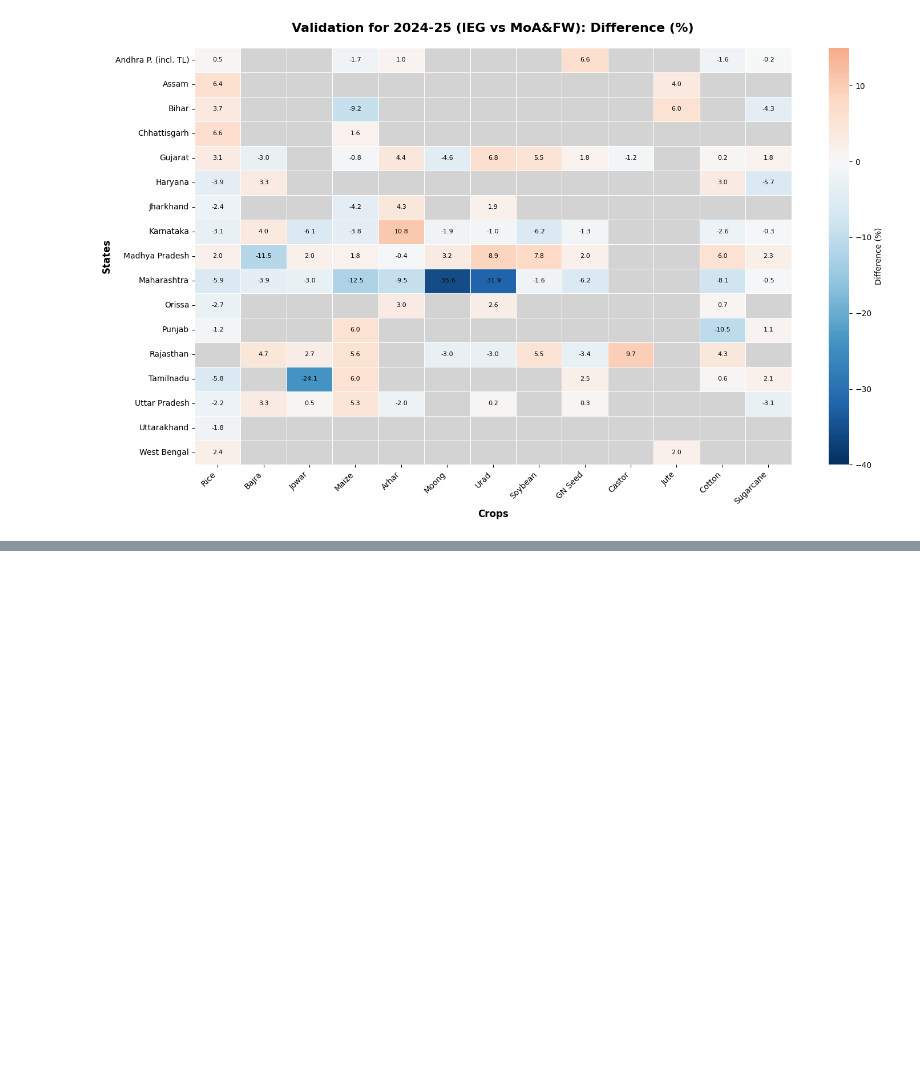
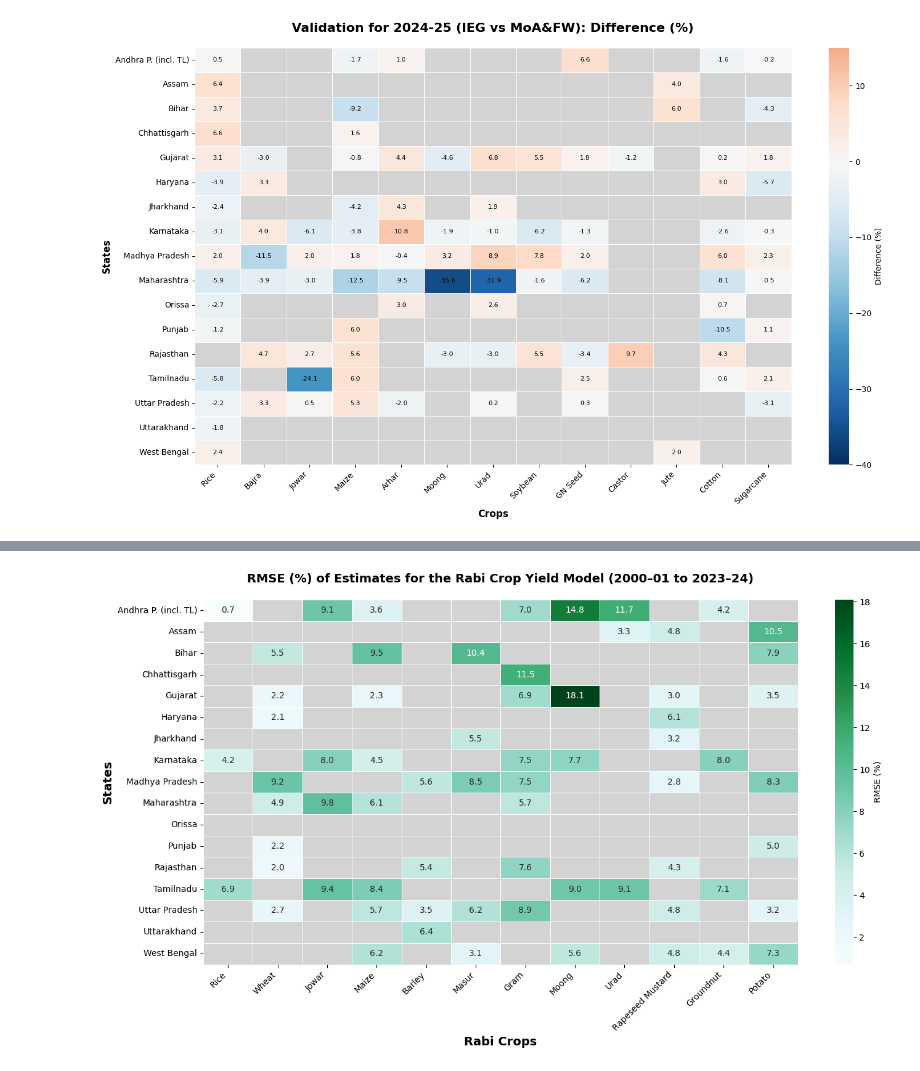
Before and after one commit to RajeshworM/Yield_Modelling_Automation, a Jupyter notebook: %Difference_Table.ipynb, the cells around one changed output, grey strips where cells are left out. Saved outputs shown, nothing was run; the diff lists cells and outputs as text; code cells hidden in the pictures; blank space fills up the shorter version.

```diff
--- a/%Difference_Table.ipynb
+++ b/%Difference_Table.ipynb
@@ -328,0 +385,56 @@ plt.show()
+# %%
+import pandas as pd
+import matplotlib.pyplot as plt
+import seaborn as sns
+import numpy as np
+
+# --- your data ---
+data = {
+    "States": [
+        "Andhra P. (incl. TL)", "Assam", "Bihar", "Chhattisgarh", "Gujarat", "Haryana",
+        "Jharkhand", "Karnataka", "Madhya Pradesh", "Maharashtra", "Orissa", "Punjab",
+        "Rajasthan", "Tamilnadu", "Uttar Pradesh", "Uttarakhand", "West Bengal"
+    ],
+   "Rice" : [0.7, np.nan, np.nan, np.nan, np.nan, np.nan, np.nan, 4.2, np.nan, np.nan, np.nan, np.nan, np.nan, 6.9, np.nan, np.nan, np.nan],
+   "Wheat" : [np.nan, np.nan, 5.5, np.nan, 2.2, 2.1, np.nan, np.nan, 9.2, 4.9, np.nan, 2.2, 2, np.nan, 2.7, np.nan, np.nan],
+   "Jowar" : [9.1, np.nan, np.nan, np.nan, np.nan, np.nan, np.nan, 8, np.nan, 9.8, np.nan, np.nan, np.nan, 9.4, np.nan, np.nan, np.nan],
+   "Maize" : [3.6, np.nan, 9.5, np.nan, 2.3, np.nan, np.nan, 4.5, np.nan, 6.1, np.nan, np.nan, np.nan, 8.4, 5.7, np.nan, 6.2],
+   "Barley" : [np.nan, np.nan, np.nan, np.nan, np.nan, np.nan, np.nan, np.nan, 5.6, np.nan, np.nan, np.nan, 5.4, np.nan, 3.5, 6.4, np.nan],
+   "Masur" : [np.nan, np.nan, 10.4, np.nan, np.nan, np.nan, 5.5, np.nan, 8.5, np.nan, np.nan, np.nan, np.nan, np.nan, 6.2, np.nan, 3.1],
+   "Gram" : [7, np.nan, np.nan, 11.5, 6.9, np.nan, np.nan, 7.5, 7.5, 5.7, np.nan, np.nan, 7.6, np.nan, 8.9, np.nan, np.nan],
+   "Moong" : [14.8, np.nan, np.nan, np.nan, 18.1, np.nan, np.nan, 7.7, np.nan, np.nan, np.nan, np.nan, np.nan, 9, np.nan, np.nan, 5.6],
+   "Urad" : [11.7, 3.3, np.nan, np.nan, np.nan, np.nan, np.nan, np.nan, np.nan, np.nan, np.nan, np.nan, np.nan, 9.1, np.nan, np.nan, np.nan],
+   "Rapeseed Mustard" : [np.nan, 4.8, np.nan, np.nan, 3, 6.1, 3.2, np.nan, 2.8, np.nan, np.nan, np.nan, 4.3, np.nan, 4.8, np.nan, 4.8],
+   "Groundnut" : [4.2, np.nan, np.nan, np.nan, np.nan, np.nan, np.nan, 8, np.nan, np.nan, np.nan, np.nan, np.nan, 7.1, np.nan, np.nan, 4.4],
+   "Potato" : [np.nan, 10.5, 7.9, np.nan, 3.5, np.nan, np.nan, np.nan, 8.3, np.nan, np.nan, 5, np.nan, np.nan, 3.2, np.nan, 7.3],
+
+}
+df = pd.DataFrame(data).set_index("States")
+
+# --- build heatmap ---
+plt.figure(figsize=(14, 8))
+
+# colormap yellow -> red
+cmap = sns.color_palette("BuGn", as_cmap=True)
+cmap.set_bad(color="lightgrey")  # grey for NaN
+
+sns.heatmap(
+    df, annot=True, fmt=".1f", cmap=cmap,
+    cbar_kws={'label': 'RMSE (%)'},
+    linewidths=0.5, linecolor='white'   # thin white grid lines
+)
+
+# Titles
+plt.title("RMSE (%) of Estimates for the Rabi Crop Yield Model (2000–01 to 2023–24)",
+          fontsize=14, weight='bold', pad=20)
+
+# Labels
+plt.xlabel("Rabi Crops", fontsize=14, weight='bold')
+plt.ylabel("States", fontsize=14, weight='bold')
+plt.xticks(rotation=45, ha='right')
+plt.yticks(rotation=0)
+
+plt.tight_layout()
+plt.show()
+# %% [output]
+[figure, added]
```
Also changed, not shown: parts of 2 cells of this notebook.
